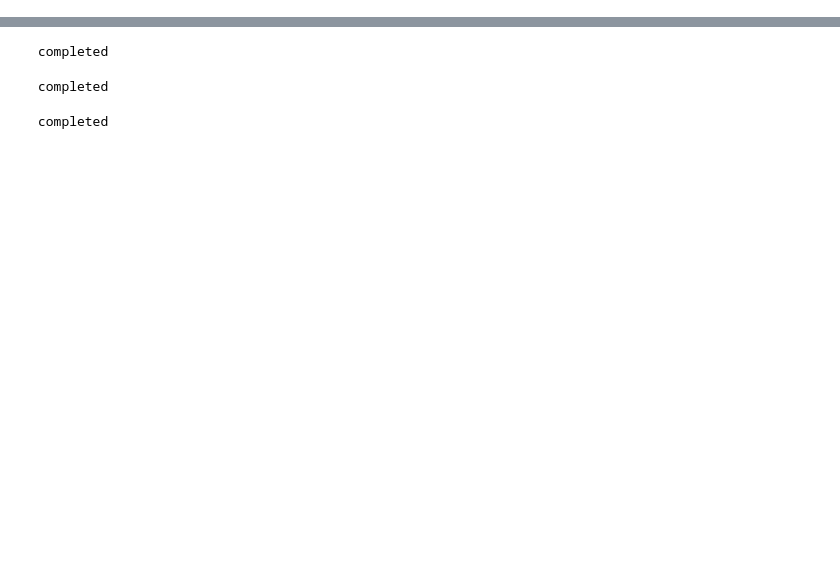
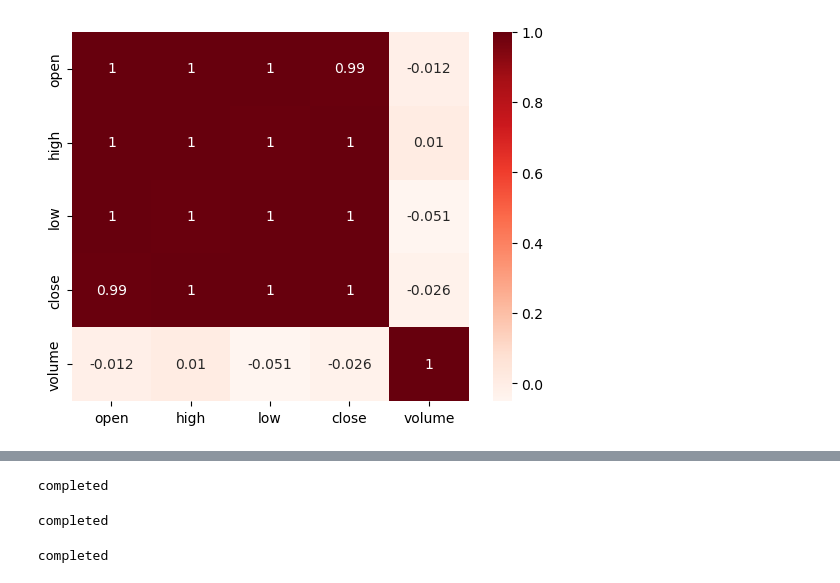
Before and after one commit to MichaeldaSilvaSeS/learnmlserie, a Jupyter notebook: ml_stock_T.ipynb, the cells around one changed output, grey strips where cells are left out. Saved outputs shown, nothing was run; the diff lists cells and outputs as text; code cells hidden in the pictures; blank space fills up the shorter version.

```diff
--- a/ml_stock_T.ipynb
+++ b/ml_stock_T.ipynb
@@ -27,0 +85,5 @@ history_raw
+# %%
+history_corr = history_raw.copy().reset_index()
+history_corr = history_corr[['open','high','low','close','volume']]
+
+history_corr.describe()
@@ -27,0 +100,9 @@ history_raw
+# %%
+import seaborn as sns
+from sklearn import preprocessing
+
+cor = history_corr.corr()
+sns.heatmap(cor, annot=True, cmap=plt.cm.Reds)
+plt.show()
+# %% [output]
+[figure, added]
```
Also changed, not shown: parts of 25 cells of this notebook.
